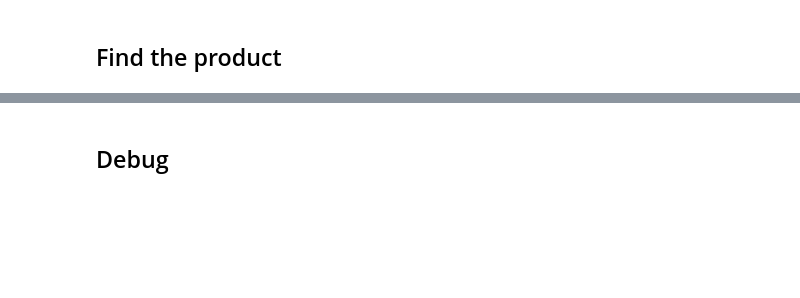
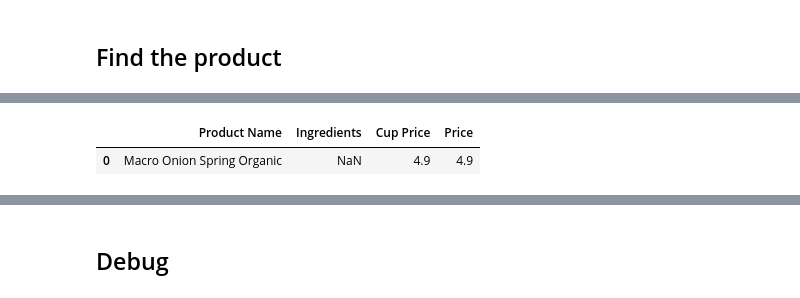
Before and after one commit to Grossarius/Scraper, a Jupyter notebook: Woolies Category.ipynb, the cells around one changed output, grey strips where cells are left out. Cells and saved outputs as stored; diff of their text form; code cells hidden in the pictures; blank space fills up the shorter version.

```diff
--- a/Woolies Category.ipynb
+++ b/Woolies Category.ipynb
@@ -337,0 +472,99 @@ Total Cost: $28.939999999999998
+# %%
+df = pd.read_excel("Data\Woolies Extracted\Woolies fruit-veg info.xlsx")
+# HARD CODE FILTERING
+product = "scallions"
+if "scallion" in product:
+    product = "spring onion"
+
+
+product_split = product.split()
+
+# ChatGPT to help get similar items
+QUERIES_INPUT = f"""
+Give me similar products related to this prompt but is not it: {product}
+ONLY if the items are similar, otherwise don't.
+Example: if the prompt is milk then similar products would be: cheese, butter, yoghurt, etc.
+Include variations of the product name, e.g. yogurt and yoghurt
+Format: {{"Products": ["product_1", "product_2",...]}}
+"""
+
+similar_products = json_gpt(QUERIES_INPUT)["Products"]
+
+# Filter out rows that do not contain the product name
+selected_rows = df.copy()  # Create a copy of the original dataframe
+for keyword in product_split:
+    selected_rows = selected_rows[selected_rows['Product Name'].str.contains(fr'\b{re.escape(keyword)}\b', case=False)]
+for item in similar_products:
+    selected_rows = selected_rows[~selected_rows['Product Name'].str.contains(fr'\b{re.escape(item)}\b', case=False)]
+
+# HARD CODE FILTERING
+k = "fruit-veg"
+# Filter out rows with no ingredients for certain categories only
+if k != 'fruit-veg' and k != 'poultry-meat-seedfood':
+    selected_rows = selected_rows[~selected_rows['Ingredients'].isna()]
+
+if product == "honey":
+    selected_rows = selected_rows[selected_rows["Aisle"].str.lower() == "honey"]
+if product == "ginger":
+    selected_rows = selected_rows[selected_rows["Department"].str.lower() != "drink"]
+if product == "butter":
+    selected_rows = selected_rows[selected_rows["Sap Category Name"].str.lower() == "dairy - butter & margarine"]
+if "spaghetti" in product:
+    selected_rows = selected_rows[selected_rows["Sap Sub Category Name"].str.lower() == "pasta"]
+
+# Get the 'Product Name' and 'Ingredients' columns as Series
+product_names = selected_rows['Product Name']
+ingredients_series = selected_rows['Ingredients']
+cup_prices = selected_rows['Cup Price']
+price = selected_rows['Price']
+
+clean_products_df = pd.DataFrame(columns=['Product Name', 'Ingredients', 'Cup Price', 'Price'])
+
+# Iterate over each ingredient string along with its corresponding product name and cup price
+for product_name, ingredients, cup_price, price in zip(product_names, ingredients_series, cup_prices, price):
+    clean = True
+# For categories like fruit-veg or poultry-meat-seafood, the ingredients list is empty -> if isinstance
+# Split the string at commas that are not between parentheses
+if isinstance(ingredients, str):
+    ingredients_list = re.split(r',\s*(?![^()]*\))', ingredients)
+            # Iterate over each ingredient in the list
+    for ingredient in ingredients_list:
+        # Check if the ingredient is in the bad_list
+        for bad_item in bad_list:
+            # Normalize bad_list item to lowercase and split it into individual words
+            bad_item_lower = bad_item.lower()
+            bad_words = re.findall(r'\b\w+\b', bad_item_lower)
+
+            # Check if all the words from bad_list are present in the ingredient
+            all_words_present = all(word in ingredient.lower() for word in bad_words)
+
+            if all_words_present:
+                clean = False
+else:
+    ingredients_list = []
+
+# Ingredients shouldn't be more than a certain amount
+gum = 0
+oil = 0
+emulsifier = 0
+# Count the occurrences of specific ingredients
+gum = sum(ingredient.lower().count("gum") for ingredient in ingredients_list)
+oil = sum(ingredient.lower().count("oil") for ingredient in ingredients_list)
+emulsifier = sum(ingredient.lower().count("emulsifier") for ingredient in ingredients_list)
+
+if gum > 2 or oil > 2 or emulsifier > 2:
+    clean = False
+
+# If the product is clean, add it to the list
+if clean:
+    clean_products_df = pd.concat([clean_products_df, pd.DataFrame({
+        'Product Name': [product_name],
+        'Ingredients': [ingredients],
+        'Cup Price': [cup_price],
+        "Price": [price]
+    })])
+clean_products_df_sorted = clean_products_df.sort_values(by='Cup Price')
+clean_products_df_sorted
+# %% [output]
+|  | Product Name | Ingredients | Cup Price | Price |
+| 0 | Macro Onion Spring Organic | NaN | 4.9 | 4.9 |
```
Also changed, not shown: parts of 16 cells of this notebook, 1 other file.
